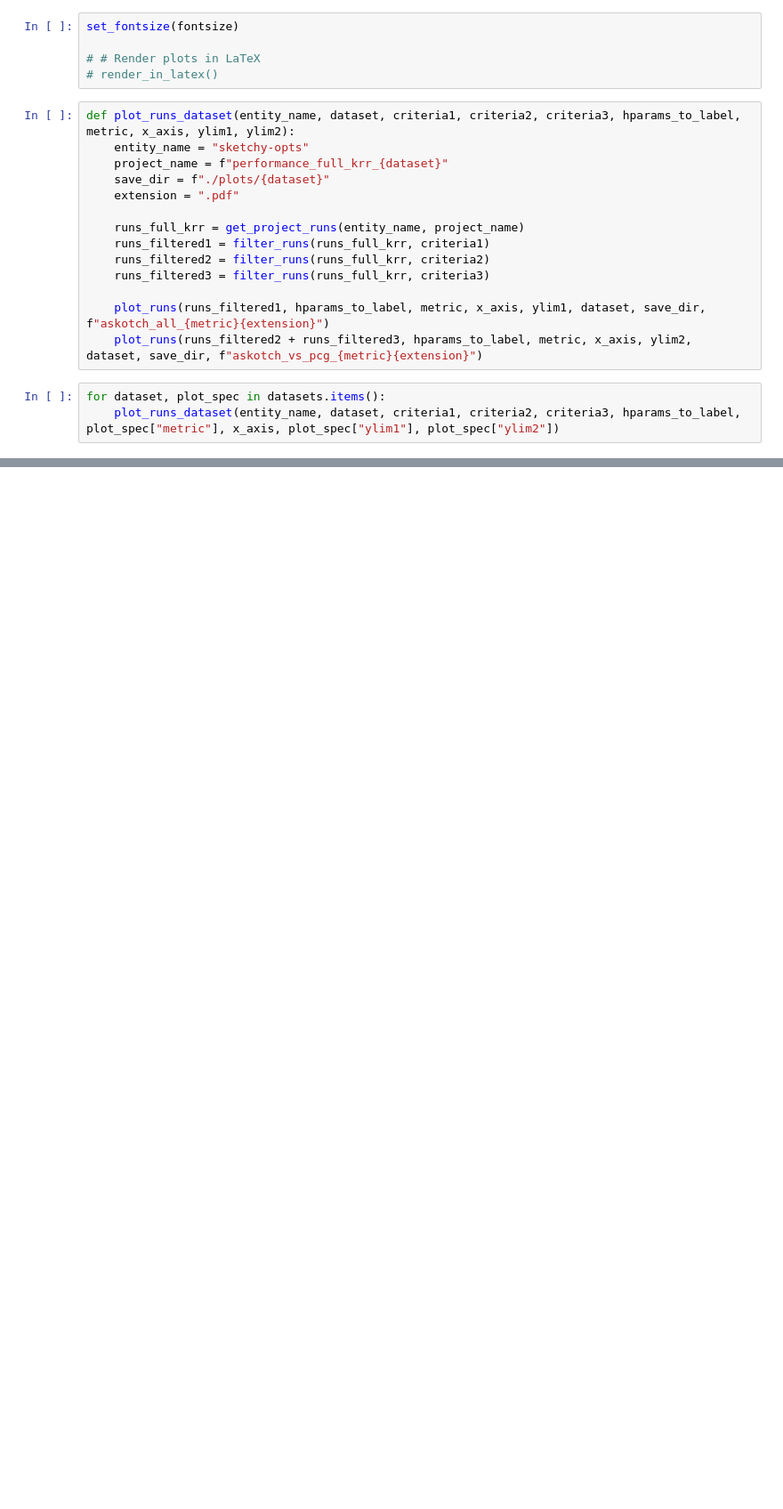
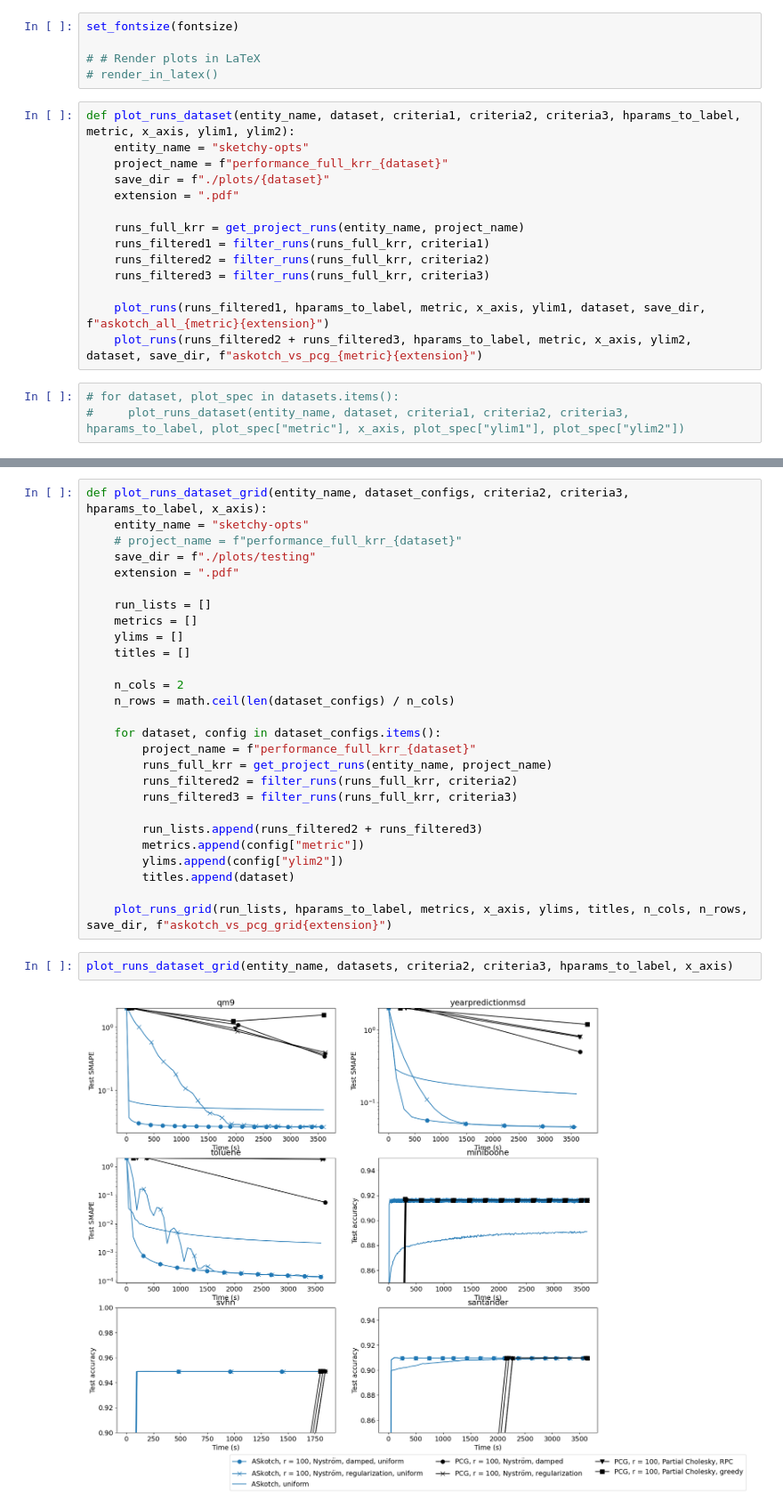
Before and after one commit to aliceitmushuk/fast_krr_alisver, a Jupyter notebook: src/plotting/performance_full_krr.ipynb, the cells around one changed output, grey strips where cells are left out. Shown at 89% size. Saved outputs shown, nothing was run; the diff lists cells and outputs as text; blank space fills up the shorter version.

Commit message:
plotting on grid is working (with minor alignment issues)

```diff
--- a/src/plotting/performance_full_krr.ipynb
+++ b/src/plotting/performance_full_krr.ipynb
@@ -117,5 +119,5 @@ def plot_runs_dataset(entity_name, dataset, criteria1, criteria2, criteria3, hpa
     plot_runs(runs_filtered1, hparams_to_label, metric, x_axis, ylim1, dataset, save_dir, f"askotch_all_{metric}{extension}")
     plot_runs(runs_filtered2 + runs_filtered3, hparams_to_label, metric, x_axis, ylim2, dataset, save_dir, f"askotch_vs_pcg_{metric}{extension}")
 # %%
-for dataset, plot_spec in datasets.items():
-    plot_runs_dataset(entity_name, dataset, criteria1, criteria2, criteria3, hparams_to_label, plot_spec["metric"], x_axis, plot_spec["ylim1"], plot_spec["ylim2"])
+# for dataset, plot_spec in datasets.items():
+#     plot_runs_dataset(entity_name, dataset, criteria1, criteria2, criteria3, hparams_to_label, plot_spec["metric"], x_axis, plot_spec["ylim1"], plot_spec["ylim2"])
@@ -141,0 +124,31 @@ for dataset, plot_spec in datasets.items():
+# %%
+def plot_runs_dataset_grid(entity_name, dataset_configs, criteria2, criteria3, hparams_to_label, x_axis):
+    entity_name = "sketchy-opts"
+    # project_name = f"performance_full_krr_{dataset}"
+    save_dir = f"./plots/testing"
+    extension = ".pdf"
+
+    run_lists = []
+    metrics = []
+    ylims = []
+    titles = []
+
+    n_cols = 2
+    n_rows = math.ceil(len(dataset_configs) / n_cols)
+
+    for dataset, config in dataset_configs.items():
+        project_name = f"performance_full_krr_{dataset}"
+        runs_full_krr = get_project_runs(entity_name, project_name)
+        runs_filtered2 = filter_runs(runs_full_krr, criteria2)
+        runs_filtered3 = filter_runs(runs_full_krr, criteria3)
+
+        run_lists.append(runs_filtered2 + runs_filtered3)
+        metrics.append(config["metric"])
+        ylims.append(config["ylim2"])
+        titles.append(dataset)
+
+    plot_runs_grid(run_lists, hparams_to_label, metrics, x_axis, ylims, titles, n_cols, n_rows, save_dir, f"askotch_vs_pcg_grid{extension}")
+# %%
+plot_runs_dataset_grid(entity_name, datasets, criteria2, criteria3, hparams_to_label, x_axis)
+# %% [output]
+[figure, added]
```
Also changed, not shown: parts of 4 cells of this notebook, 2 other files.
